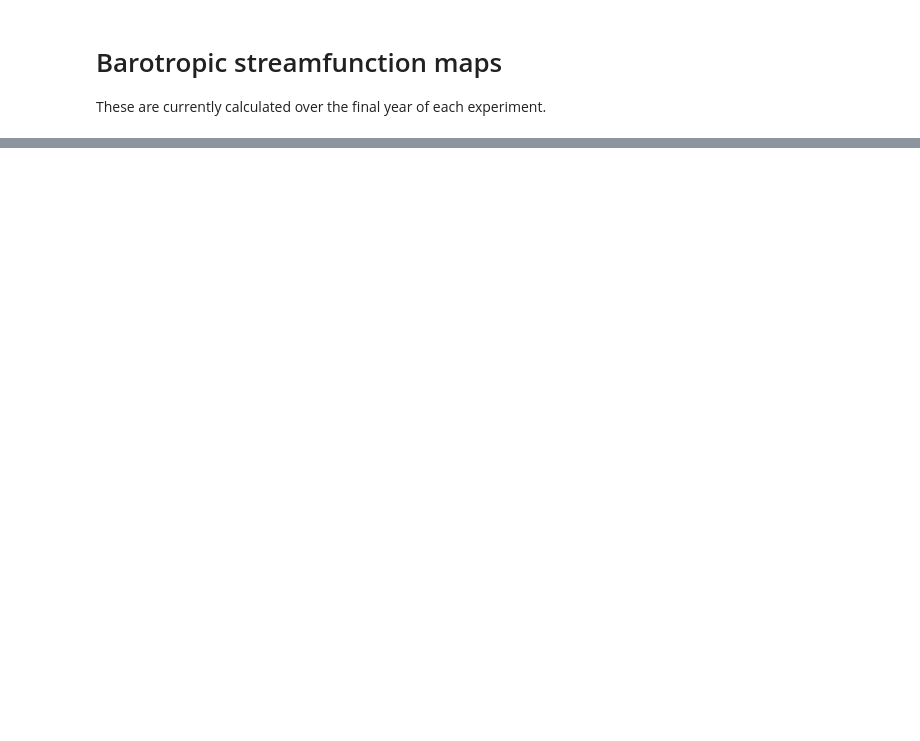
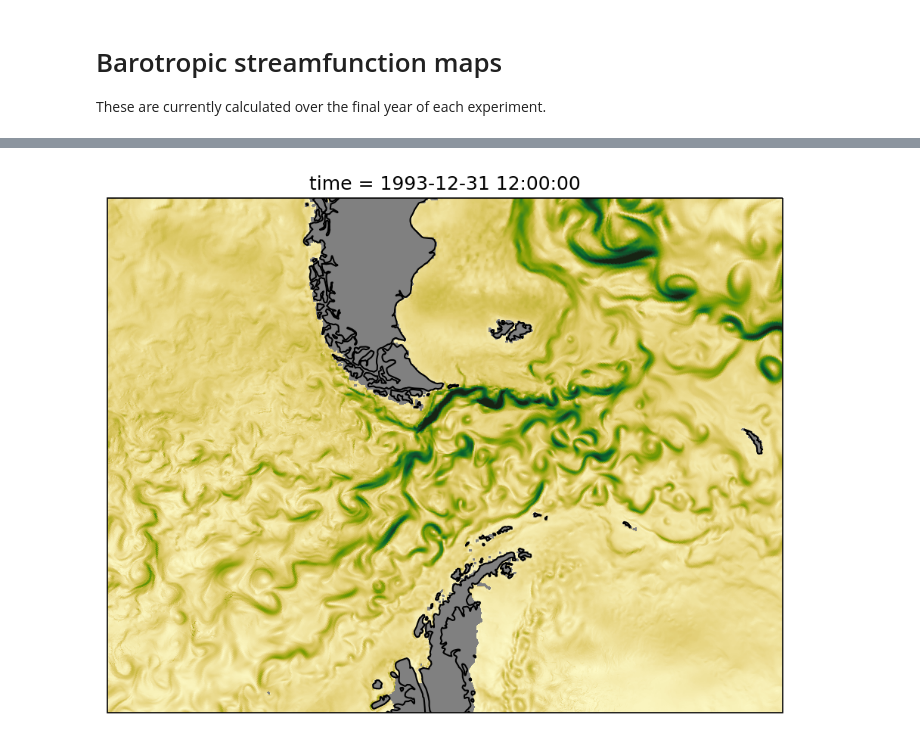
Before and after one commit to COSIMA/mom6-diagnostics, a Jupyter notebook: DrakePassage.ipynb, the cells around one changed output, grey strips where cells are left out. Cells and saved outputs as stored; diff of their text form; code cells hidden in the pictures; blank space fills up the shorter version.

```diff
--- a/DrakePassage.ipynb
+++ b/DrakePassage.ipynb
@@ -74,0 +78,17 @@ for expt in expts:
+# %%
+speed = cc.querying.getvar('panant-hycom1-v2','speed', session)
+# %%
+projection=ccrs.Stereographic(central_latitude=-55, central_longitude=-65)
+
+fig = plt.figure(figsize=(8, 6), dpi=150)
+ax = plt.subplot(1, 1, 1, projection=projection)
+speed.isel(time=-1).plot(ax=ax,add_colorbar=False,vmin=0,vmax=1.2,
+                     transform=ccrs.PlateCarree(),cmap=cm.cm.speed)
+ax.contourf(depth.xh,depth.yh,land_mask,transform=ccrs.PlateCarree(),colors='grey')
+
+ax.coastlines(resolution='50m')
+ax.set_extent([-90, -40, -70, -45], crs=ccrs.PlateCarree())
+#ax.set_boundary(circle, transform=ax.transAxes)
+plt.savefig('figures/DP.png')
+# %% [output]
+[figure, added]
```
Also changed, not shown: parts of 4 cells of this notebook, 4 other files.
